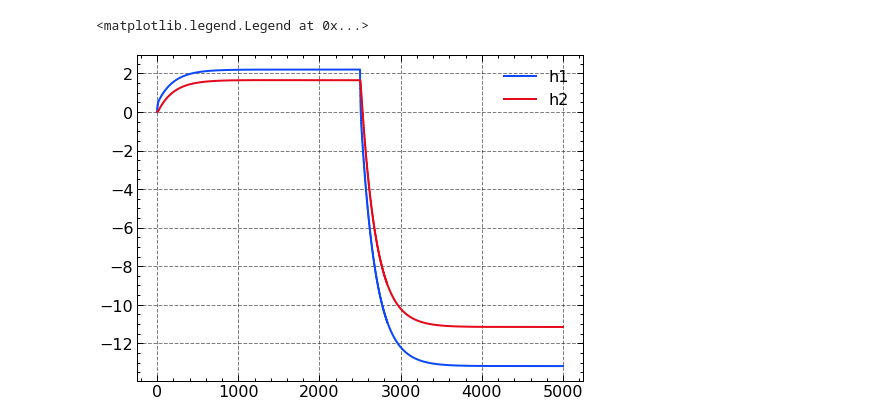
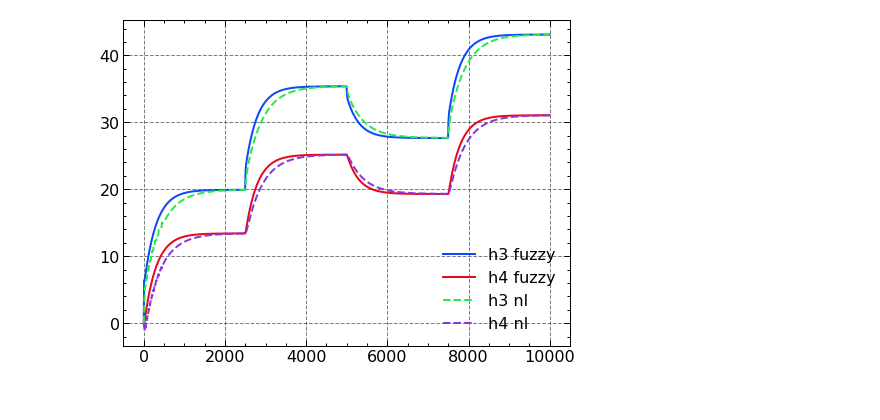
Before and after one commit to miguellrodrigues/ic_tanques, a Jupyter notebook: notebooks/discrete/sim_fuzzy_discrete.ipynb, the cells around one changed output. Saved outputs shown, nothing was run; the diff lists cells and outputs as text; code cells hidden in the pictures.

```diff
--- a/notebooks/discrete/sim_fuzzy_discrete.ipynb
+++ b/notebooks/discrete/sim_fuzzy_discrete.ipynb
@@ -11,17 +11,19 @@ plt.style.use([
     'high-vis',
 ])
 # %%
-Ts = .5
-tf = 5000
+Ts = 4
+tf = 10000
 
 iterations = int(tf/Ts)
 
 time = np.arange(0, tf, Ts)
 
-r = .31
-mu = .40
-sigma = .55
+r = 31
+mu = 40
+sigma = 55
 A2 = np.pi * r**2
+
+Kb = 13.61200274
 # %%
 z1_bounds = np.load('./data/z1_bounds.npy')
 z2_bounds = np.load('./data/z2_bounds.npy')
@@ -54,8 +56,8 @@ pertinence_functions = np.array([
 h1_t = np.zeros(iterations)
 h2_t = np.zeros(iterations)
 
-h1_0 = 20
-h2_0 = 12
+h1_0 = 0
+h2_0 = 1e-3
 
 h1_t[0] = h1_0
 h2_t[0] = h2_0
@@ -70,26 +72,40 @@ B_matrices = [np.load(f'./data/vertices/B_{i}.npy') for i in range(n)]
 
 u = np.zeros(iterations)
 
-u[:int(iterations/2)] = 60
-u[int(iterations/2):] = 45
+u[:int(2500 / Ts)] = 25
+u[int(2500 / Ts):int(5000 / Ts)] = 35
+u[int(5000 / Ts):int(7500 / Ts)] = 30
+u[int(7500 / Ts):int(10000 / Ts)] = 40
+
+
+def q_34(diff):
+        return (33.082144*diff + 89.99671)
+
+def q_out(h4):
+    return (9.785984*h4 + 156.704985)
+
 
 for i in range(1, iterations):
     t = time[i]
 
-    h = np.array([
+    H = np.array([
         [h1],
         [h2]
     ])
 
     diff = h1 - h2
 
-    R12 = (0.2371*diff+6.9192)*10
-    q0  = (18.6367*h2+700.6831)*1e-4
-    a1 = (3*r/5)*(2.7*r-((np.cos(2.5*np.pi*(h1-8)*1e-2-mu))/(sigma*np.sqrt(2*np.pi)))*np.exp(-(((h1-8)*1e-2-mu)**2)/(2*sigma**2)))
+    R34 = 0.89762702*(diff / q_34(diff) )
+    if diff < 6:
+        R34 = .06
 
-    Z1 = Ts/R12
-    Z2 = (Ts*q0)/h2
-    Z3 = 1/a1
+    qout = 1.18229826*q_out(h2)
+
+    a3 = (3 * r / 5) * (2.7 * r - ((np.cos(2.5*np.pi*h1 - mu)) / (sigma * np.sqrt(2 * np.pi))) * np.exp(-((h1 - mu)**2) / (2 * sigma ** 2)))
+
+    Z1 = Ts/R34
+    Z2 = (Ts*qout)/h2
+    Z3 = Ts/a3
 
     v = np.array([
         [pertinence_functions[0, 1](Z1), pertinence_functions[0, 0](Z1)],
@@ -111,18 +127,10 @@ for i in range(1, iterations):
     Ai = sum([A_matrices[j] * weights[j] for j in range(n)])
     Bi = sum([B_matrices[j] * weights[j] for j in range(n)])
 
-    delta_sys = Ai@h + Bi*u[i]
+    delta_sys = Ai@H + Bi*u[i]
 
     h1 = delta_sys[0, 0]
     h2 = delta_sys[1, 0]
 
     h1_t[i] = h1
     h2_t[i] = h2
-
-
-plt.step(time, h1_t - h1_0, '-', label='h1')
-plt.step(time, h2_t - h2_0, '-', label='h2')
-plt.legend()
-# %% [output]
-<matplotlib.legend.Legend at 0x...>
-[figure, removed]
@@ -131,0 +137,18 @@ np.save(f'./data/h4_{Ts}_py.npy', h2_t)
+# %%
+h1_nl = np.load('./data/h1_nl.npy')
+h2_nl = np.load('./data/h2_nl.npy')
+# %%
+plt.figure(1)
+plt.plot(time, h1_t, '-', label='h3 fuzzy')
+plt.plot(time, h2_t, '-', label='h4 fuzzy')
+
+plt.plot(time, h1_nl, '--', label='h3 nl')
+plt.plot(time, h2_nl, '--', label='h4 nl')
+
+plt.legend()
+plt.savefig('./fuzzy.png', dpi=300)
+
+# plt.plot(t_exp, h1_exp)
+# plt.plot(t_exp, h2_exp)
+# %% [output]
+[figure, added]
```
Also changed, not shown: parts of 3 cells of this notebook, 56 other files.
